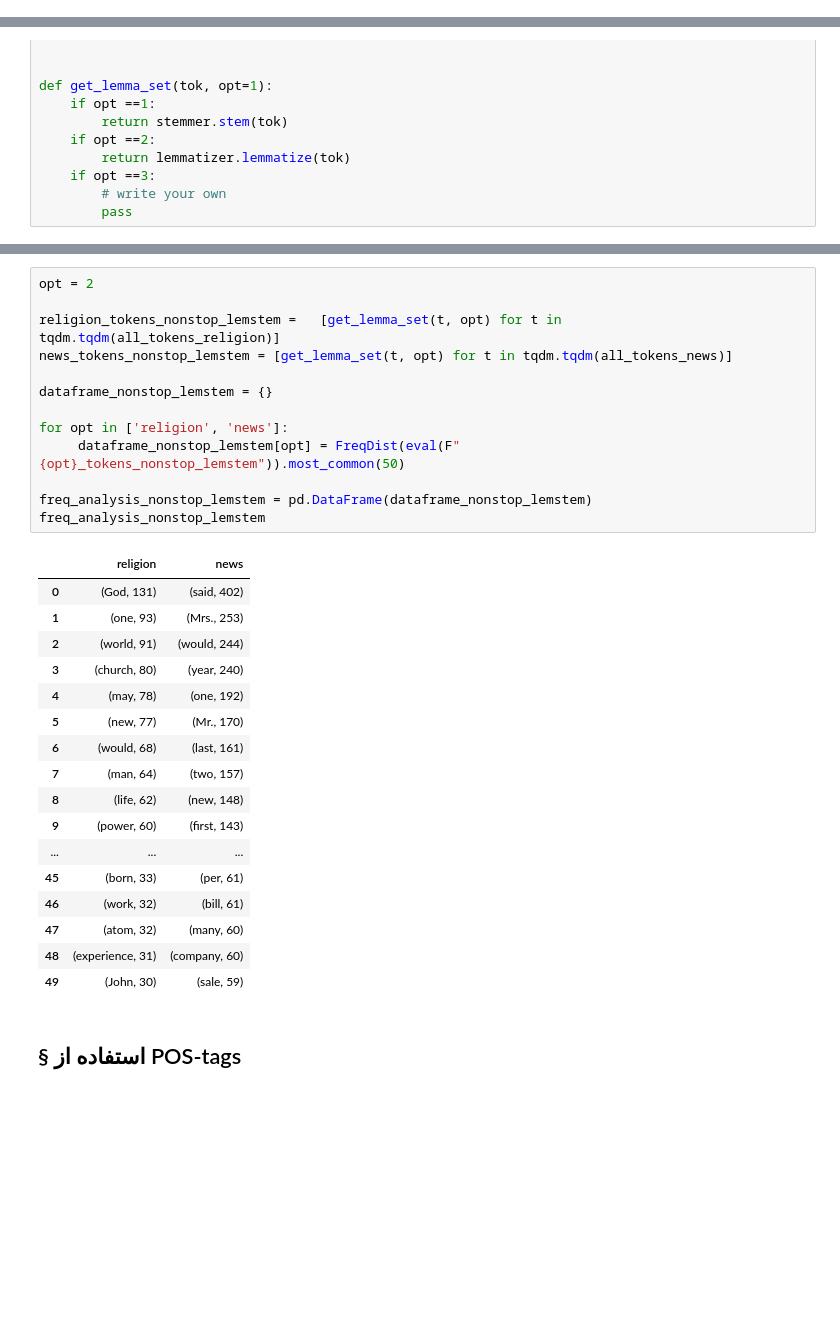
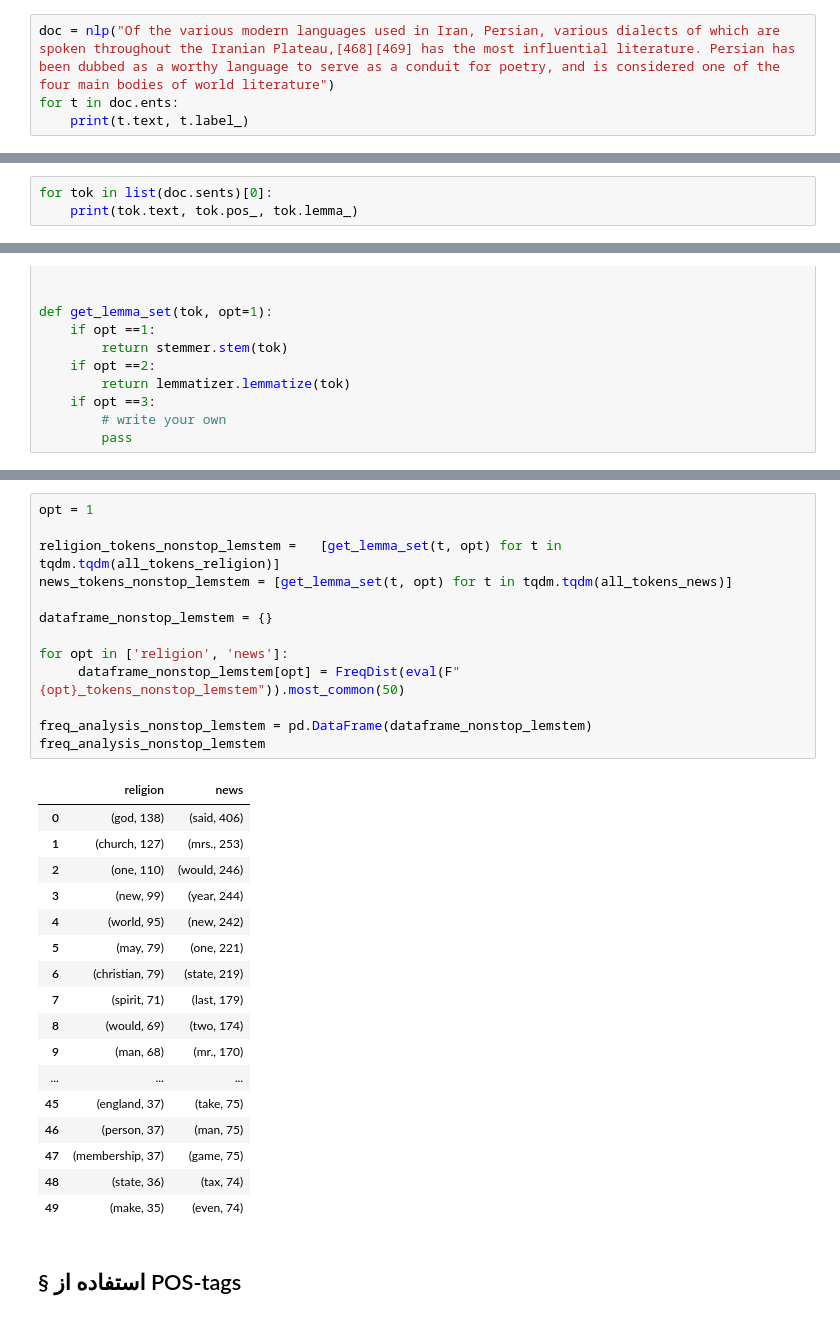
Before and after one commit to language-ml/course-nlp-ir-1-text-exploring, a Jupyter notebook: notebooks/English/ExploreYourTextCollection-English.ipynb, the cells around one changed output, grey strips where cells are left out. Drawn from its saved outputs; the diff is of its cells as text; blank space fills up the shorter version.

```diff
--- a/notebooks/English/ExploreYourTextCollection-English.ipynb
+++ b/notebooks/English/ExploreYourTextCollection-English.ipynb
@@ -311,0 +253,4 @@ thank you.
+# %%
+doc = nlp("Of the various modern languages used in Iran, Persian, various dialects of which are spoken throughout the Iranian Plateau,[468][469] has the most influential literature. Persian has been dubbed as a worthy language to serve as a conduit for poetry, and is considered one of the four main bodies of world literature")
+for t in doc.ents:
+    print(t.text, t.label_)
@@ -311,0 +275,3 @@ thank you.
+# %%
+for tok in list(doc.sents)[0]:
+    print(tok.text, tok.pos_, tok.lemma_)
@@ -367,34 +347,34 @@ def get_lemma_set(tok, opt=1):
 # %%
-opt = 2
+opt = 1
 
 religion_tokens_nonstop_lemstem =   [get_lemma_set(t, opt) for t in tqdm.tqdm(all_tokens_religion)]
 news_tokens_nonstop_lemstem = [get_lemma_set(t, opt) for t in tqdm.tqdm(all_tokens_news)]
 
 dataframe_nonstop_lemstem = {}
 
 for opt in ['religion', 'news']:
      dataframe_nonstop_lemstem[opt] = FreqDist(eval(F"{opt}_tokens_nonstop_lemstem")).most_common(50)
 
 freq_analysis_nonstop_lemstem = pd.DataFrame(dataframe_nonstop_lemstem)
 freq_analysis_nonstop_lemstem
 # %% [output]
 |  | religion | news |
-| 0 | (God, 131) | (said, 402) |
-| 1 | (one, 93) | (Mrs., 253) |
-| 2 | (world, 91) | (would, 244) |
-| 3 | (church, 80) | (year, 240) |
-| 4 | (may, 78) | (one, 192) |
-| 5 | (new, 77) | (Mr., 170) |
-| 6 | (would, 68) | (last, 161) |
-| 7 | (man, 64) | (two, 157) |
-| 8 | (life, 62) | (new, 148) |
-| 9 | (power, 60) | (first, 143) |
+| 0 | (god, 138) | (said, 406) |
+| 1 | (church, 127) | (mrs., 253) |
+| 2 | (one, 110) | (would, 246) |
+| 3 | (new, 99) | (year, 244) |
+| 4 | (world, 95) | (new, 242) |
+| 5 | (may, 79) | (one, 221) |
+| 6 | (christian, 79) | (state, 219) |
+| 7 | (spirit, 71) | (last, 179) |
+| 8 | (would, 69) | (two, 174) |
+| 9 | (man, 68) | (mr., 170) |
 | ... | ... | ... |
-| 45 | (born, 33) | (per, 61) |
-| 46 | (work, 32) | (bill, 61) |
-| 47 | (atom, 32) | (many, 60) |
-| 48 | (experience, 31) | (company, 60) |
-| 49 | (John, 30) | (sale, 59) |
+| 45 | (england, 37) | (take, 75) |
+| 46 | (person, 37) | (man, 75) |
+| 47 | (membership, 37) | (game, 75) |
+| 48 | (state, 36) | (tax, 74) |
+| 49 | (make, 35) | (even, 74) |
 # %% [markdown]
 <h2 style='direction:rtl;'> § استفاده از POS-tags  </h2>
 # %%
```
Also changed, not shown: parts of 23 cells of this notebook, 2 other files.
